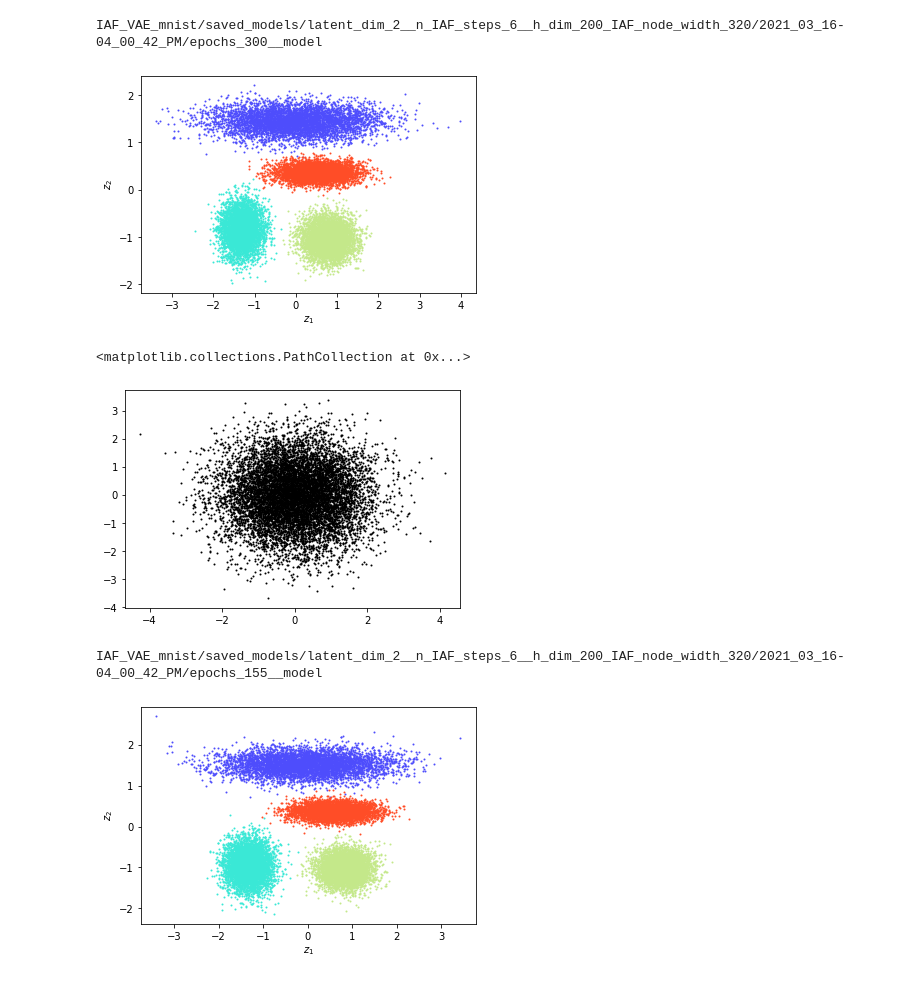
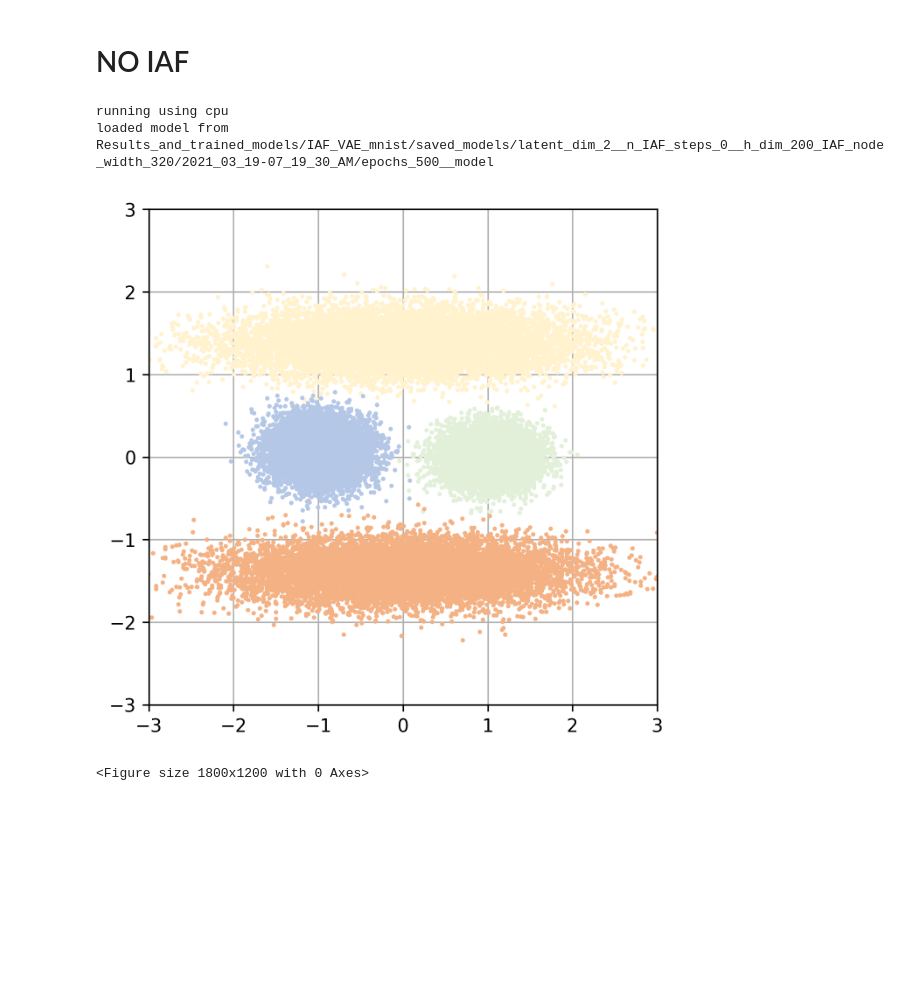
Before and after one commit to lollcat/Autoencoders-deep-dive, a Jupyter notebook: IAF_VAE_mnist/Visualisation.ipynb, the cells around one changed output. Drawn from its saved outputs; the diff is of its cells as text; code cells hidden in the pictures; blank space fills up the shorter version.

```diff
--- a/IAF_VAE_mnist/Visualisation.ipynb
+++ b/IAF_VAE_mnist/Visualisation.ipynb
@@ -36,21 +71,34 @@ data_chunk = torch.tensor(x_train_4_points)
+# %% [markdown]
+# NO IAF
+# %%
+experiment_dict = {"latent_dim": 2, "n_IAF_steps": 0, "IAF_node_width" : 320}
+vae = VAE(**experiment_dict)
+epochs = 1000
+daddy_path = f"Results_and_trained_models/IAF_VAE_mnist/4_point/no_IAF_4_point/latent_dim_2__n_IAF_steps_0__h_dim_200_IAF_node_width_320/"
+time =  "2021_03_18-06_02_46_AM" #"2021_03_18-10_59_27_AM"#
+model_path = f"{daddy_path}{time}/epochs_{epochs}__model"
+model_path = "Results_and_trained_models/IAF_VAE_mnist/saved_models/latent_dim_2__n_IAF_steps_0__h_dim_200_IAF_node_width_320/2021_03_19-07_19_30_AM/epochs_500__model"
+vae.load_NN_model(model_path)
+# %% [output]
+running using cpu
+loaded model from Results_and_trained_models/IAF_VAE_mnist/saved_models/latent_dim_2__n_IAF_steps_0__h_dim_200_IAF_node_width_320/2021_03_19-07_19_30_AM/epochs_500__model
 # %%
+fig, ax = plt.subplots(figsize=(5,5))
 n_points_latent_vis = 4
-cols = mpl.cm.rainbow(np.linspace(0.1, 0.9, n_points_latent_vis))
+#cols = mpl.cm.rainbow(np.linspace(0.1, 0.9, n_points_latent_vis))
 plt.figure()
 for point_n in range(n_points_latent_vis):
-    point_repeat = np.zeros((5000, 1, 28, 28))
+    point_repeat = np.zeros((10000, 1, 28, 28))
     point_repeat[:, :, :, :] = data_chunk[point_n, :, :, :]
     encoding_2D = vae.get_latent_encoding(torch.tensor(point_repeat, dtype=torch.float32).to(vae.device))
-    plt.scatter(encoding_2D[:, 0], encoding_2D[:, 1], color=cols[point_n], s=1, )
-plt.xlabel(r"$z_1$")
-plt.ylabel(r"$z_2$")
-print(model_path)
+    ax.scatter(encoding_2D[:, 0], encoding_2D[:, 1], color=cols[point_n, :], s=2, alpha=1)
+#ax.set_xlabel(r"$z_1$")
+#ax.set_ylabel(r"$z_2$")
+ax.set_ylim((-lim, lim))
+ax.set_xlim((-lim, lim))
+ax.set_axisbelow(True)
+ax.grid()
+fig.savefig("Results_and_trained_models/IAF_VAE_mnist/Final_Figures/no_iaf.png")
 # %% [output]
+[figure, new version]
-IAF_VAE_mnist/saved_models/latent_dim_2__n_IAF_steps_6__h_dim_200_IAF_node_width_320/2021_03_16-04_00_42_PM/epochs_300__model
+<Figure size 1800x1200 with 0 Axes>
-[figure, old version]
-# %%
-prior = np.random.normal(size=(10000, 2))
-plt.scatter(prior[:, 0], prior[:, 1], c="black", s=1)
-# %% [output]
-<matplotlib.collections.PathCollection at 0x...>
-[figure, removed]
@@ -59,18 +104,0 @@ plt.scatter(prior[:, 0], prior[:, 1], c="black", s=1)
-# %%
-epoch_model = 155
-model_path = f"IAF_VAE_mnist/saved_models/latent_dim_2__n_IAF_steps_6__h_dim_200_IAF_node_width_320/2021_03_16-04_00_42_PM/epochs_{epoch_model}__model"
-vae.load_NN_model(model_path)
-n_points_latent_vis = 4
-cols = mpl.cm.rainbow(np.linspace(0.1, 0.9, n_points_latent_vis))
-plt.figure()
-for point_n in range(n_points_latent_vis):
-    point_repeat = np.zeros((5000, 1, 28, 28))
-    point_repeat[:, :, :, :] = data_chunk[point_n, :, :, :]
-    encoding_2D = vae.get_latent_encoding(torch.tensor(point_repeat, dtype=torch.float32).to(vae.device))
-    plt.scatter(encoding_2D[:, 0], encoding_2D[:, 1], color=cols[point_n], s=1, )
-plt.xlabel(r"$z_1$")
-plt.ylabel(r"$z_2$")
-print(model_path)
-# %% [output]
-IAF_VAE_mnist/saved_models/latent_dim_2__n_IAF_steps_6__h_dim_200_IAF_node_width_320/2021_03_16-04_00_42_PM/epochs_155__model
-[figure, removed]
```
Also changed, not shown: parts of 20 cells of this notebook, 45 other files.
